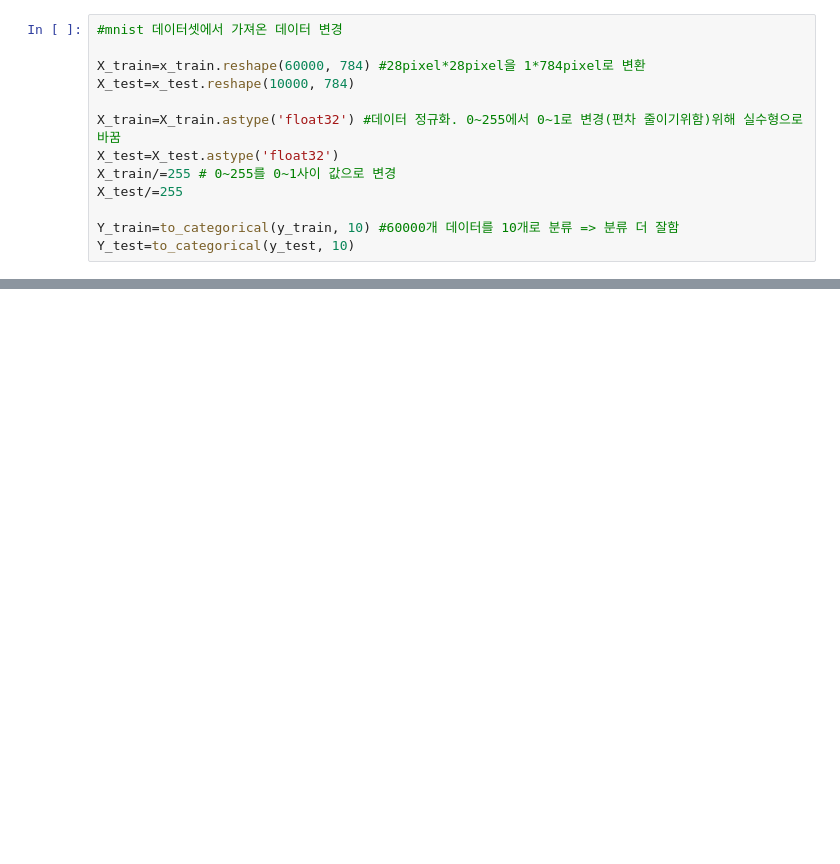
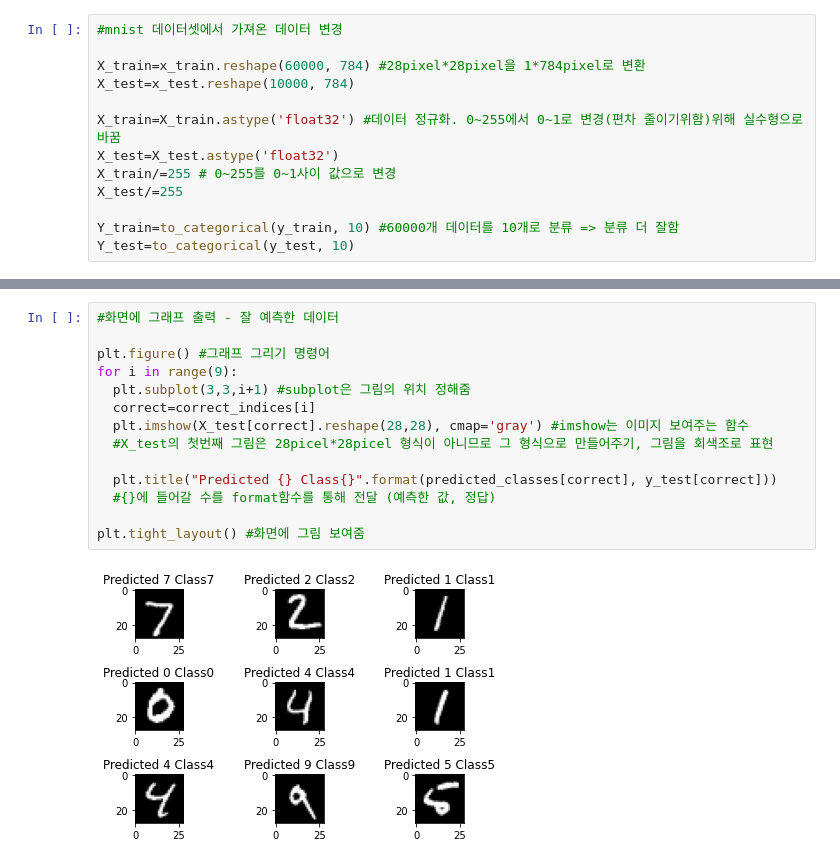
Before and after one commit to esthel7/ai, a Jupyter notebook: mnist_numCheck.ipynb, the cells around one changed output, grey strips where cells are left out. Drawn from its saved outputs; the diff is of its cells as text; blank space fills up the shorter version.

```diff
--- a/mnist_numCheck.ipynb
+++ b/mnist_numCheck.ipynb
@@ -73,0 +129,16 @@ incorrect_indices=np.nonzero(predicted_classes!=y_test)[0] #예측값 틀리면
+# %%
+#화면에 그래프 출력 - 잘 예측한 데이터
+
+plt.figure() #그래프 그리기 명령어
+for i in range(9):
+  plt.subplot(3,3,i+1) #subplot은 그림의 위치 정해줌
+  correct=correct_indices[i]
+  plt.imshow(X_test[correct].reshape(28,28), cmap='gray') #imshow는 이미지 보여주는 함수
+  #X_test의 첫번째 그림은 28picel*28picel 형식이 아니므로 그 형식으로 만들어주기, 그림을 회색조로 표현
+
+  plt.title("Predicted {} Class{}".format(predicted_classes[correct], y_test[correct]))
+  #{}에 들어갈 수를 format함수를 통해 전달 (예측한 값, 정답)
+
+plt.tight_layout() #화면에 그림 보여줌
+# %% [output]
+[figure, added]
```
Also changed, not shown: parts of 7 cells of this notebook.
